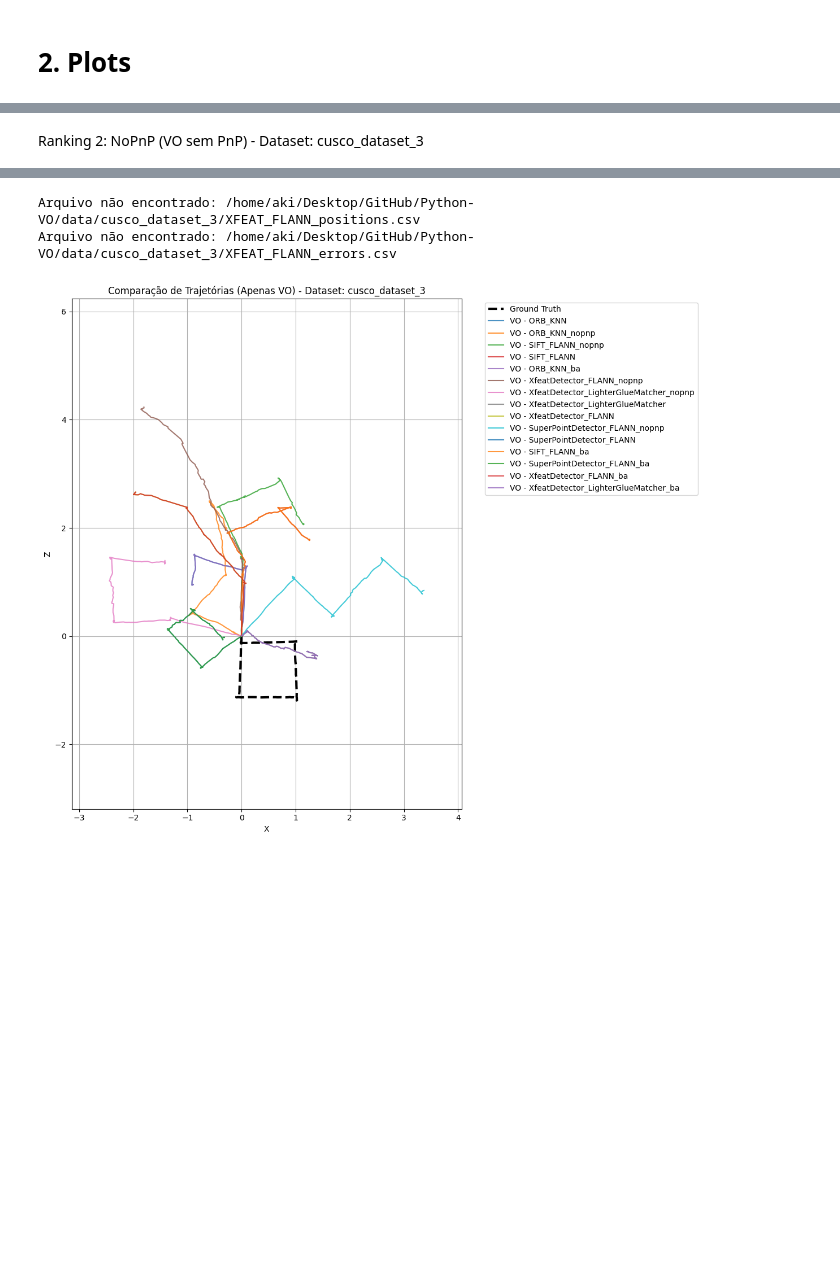
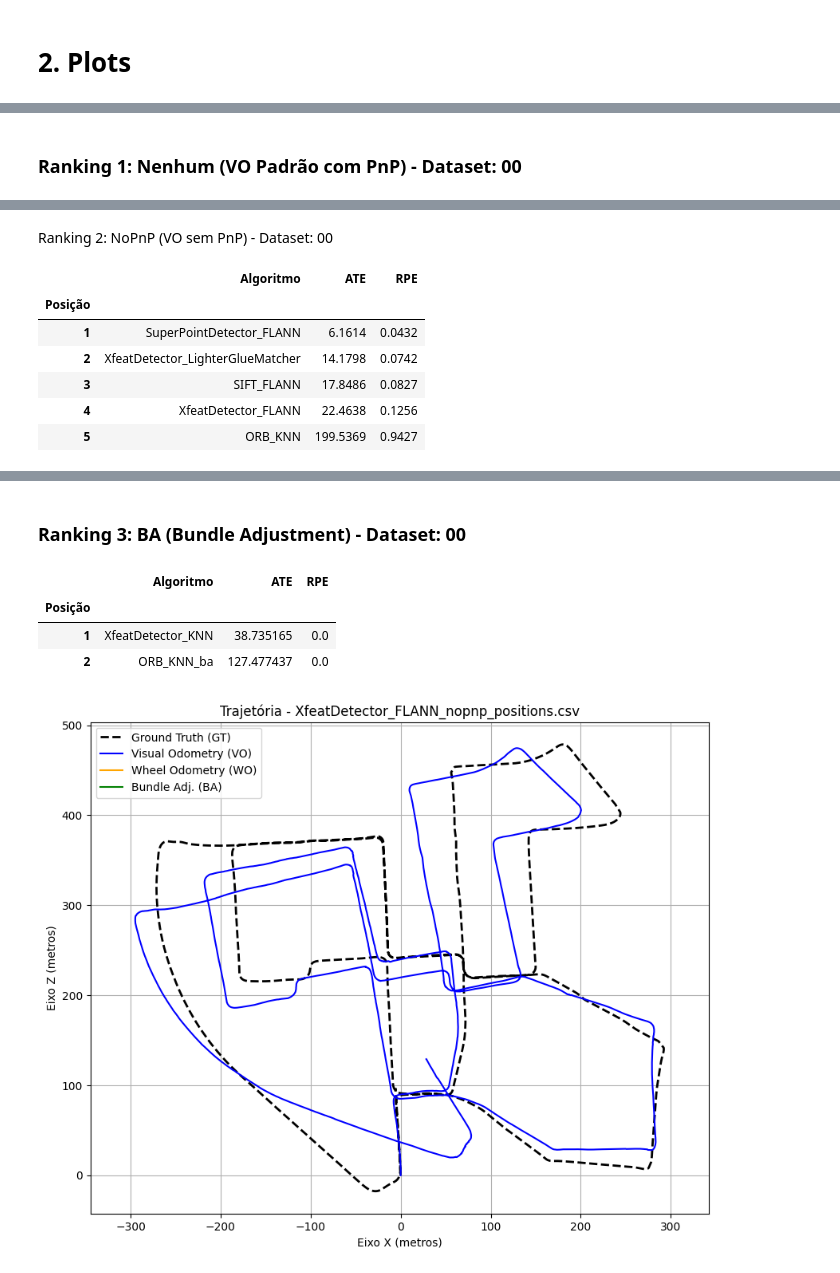
Before and after one commit to gustavoadutra/Python-VO, a Jupyter notebook: Notebooks/analise_error_results.ipynb, the cells around one changed output, grey strips where cells are left out. Drawn from its saved outputs; the diff is of its cells as text; code cells hidden in the pictures; blank space fills up the shorter version.

Commit message:
add: tum format, kitti timestamp and error analysis

```diff
--- a/Notebooks/analise_error_results.ipynb
+++ b/Notebooks/analise_error_results.ipynb
@@ -192,9 +187,14 @@ model_name = descritor + '_' + matcher
 # %%
+dataset_name = '00' # Pode trocar para 'urban27', 'cusco_dataset_1', etc.
+descritor = 'XFEAT'
+matcher = 'FLANN'
+model_name = descritor + '_' + matcher
+
 df_nenhum, df_nopnp, df_ba = gerar_tres_tabelas(dataset_name)
 
 # Exibição visual limpa no Jupyter Notebook
-#display(HTML(f"<h3>🏆 Ranking 1: Nenhum (VO Padrão com PnP) - Dataset: {dataset_name}</h3>"))
-#display(df_nenhum)
+display(HTML(f"<h3> Ranking 1: Nenhum (VO Padrão com PnP) - Dataset: {dataset_name}</h3>"))
+display(df_nenhum)
 
 display(HTML("<hr>"))
 
@@ -203,18 +203,17 @@ display(df_nopnp)
 
 display(HTML("<hr>"))
 
-#display(HTML(f"<h3>Ranking 3: BA (Bundle Adjustment) - Dataset: {dataset_name}</h3>"))
-#display(df_ba)
-
+display(HTML(f"<h3>Ranking 3: BA (Bundle Adjustment) - Dataset: {dataset_name}</h3>"))
+display(df_ba)
 
 
 # Arquivos que você quer analisar
-arquivo_posicoes = os.path.join(BASE_DIR, dataset_name, f'{model_name}_positions.csv')
-arquivo_erros = os.path.join(BASE_DIR, dataset_name, f'{model_name}_errors.csv')
+arquivo_posicoes = os.path.join(BASE_DIR, dataset_name, f'XfeatDetector_FLANN_nopnp_positions.csv')
+arquivo_erros = os.path.join(BASE_DIR, dataset_name, f'XfeatDetector_FLANN_nopnp_errors.csv')
 
 # Gerar os gráficos
 plot_trajectory(arquivo_posicoes)
-plot_errors(arquivo_erros)
+#plot_errors(arquivo_erros)
 
 # Testando a comparação para o dataset '00'
 compare_vo_trajectories(dataset_name)
@@ -223,3 +221,3 @@ compare_vo_trajectories(dataset_name)
-Ranking 2: NoPnP (VO sem PnP) - Dataset: cusco_dataset_3
+Ranking 1: Nenhum (VO Padrão com PnP) - Dataset: 00
 |  | Algoritmo | ATE | RPE |
 | Posição |  |  |  |
@@ -231,4 +232,15 @@ Ranking 2: NoPnP (VO sem PnP) - Dataset: cusco_dataset_3
+Ranking 2: NoPnP (VO sem PnP) - Dataset: 00
+|  | Algoritmo | ATE | RPE |
+| Posição |  |  |  |
+| 1 | SuperPointDetector_FLANN | 6.1614 | 0.0432 |
+| 2 | XfeatDetector_LighterGlueMatcher | 14.1798 | 0.0742 |
+| 3 | SIFT_FLANN | 17.8486 | 0.0827 |
+| 4 | XfeatDetector_FLANN | 22.4638 | 0.1256 |
+| 5 | ORB_KNN | 199.5369 | 0.9427 |
 [interactive output not drawn]
-Arquivo não encontrado: /home/aki/Desktop/GitHub/Python-VO/data/cusco_dataset_3/XFEAT_FLANN_positions.csv
-Arquivo não encontrado: /home/aki/Desktop/GitHub/Python-VO/data/cusco_dataset_3/XFEAT_FLANN_errors.csv
+Ranking 3: BA (Bundle Adjustment) - Dataset: 00
+|  | Algoritmo | ATE | RPE |
+| Posição |  |  |  |
+| 1 | XfeatDetector_KNN | 38.735165 | 0.0 |
+| 2 | ORB_KNN_ba | 127.477437 | 0.0 |
-[figure, old version]
+[figure, new version]
```
Also changed, not shown: parts of 2 cells of this notebook, 8 other files.
